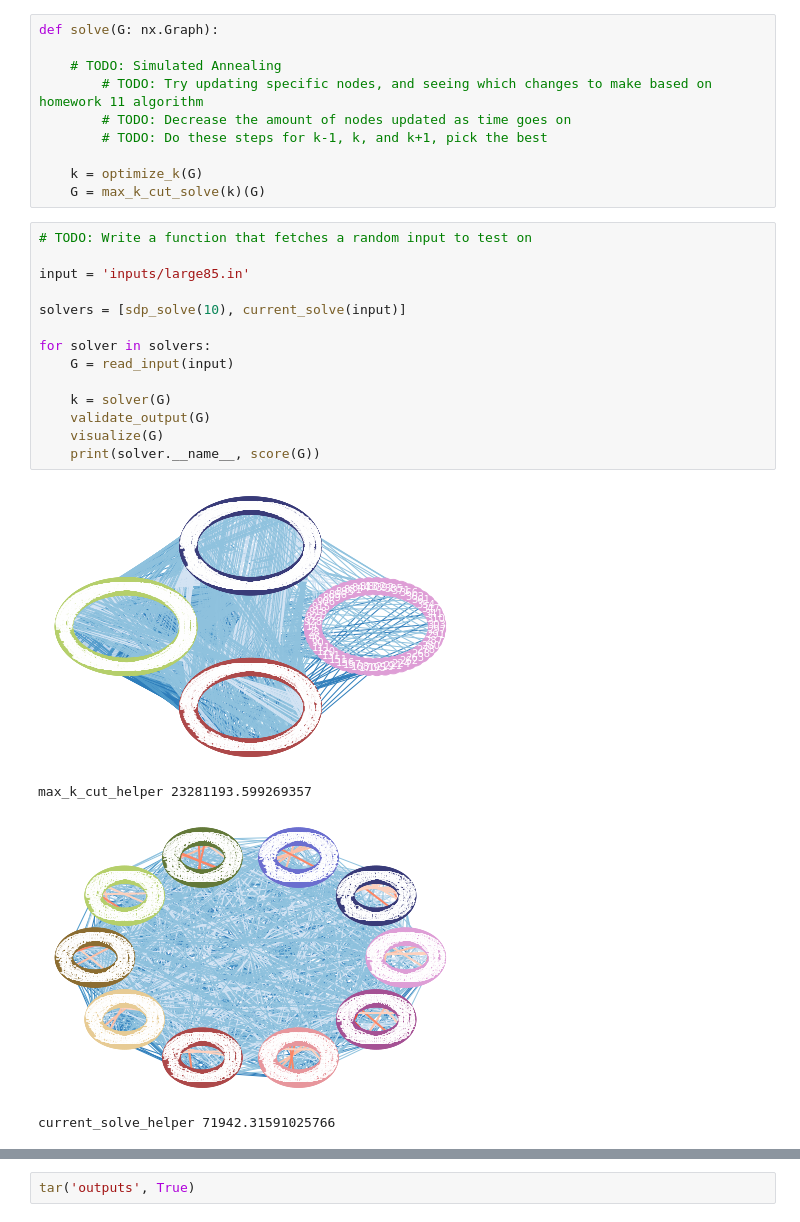
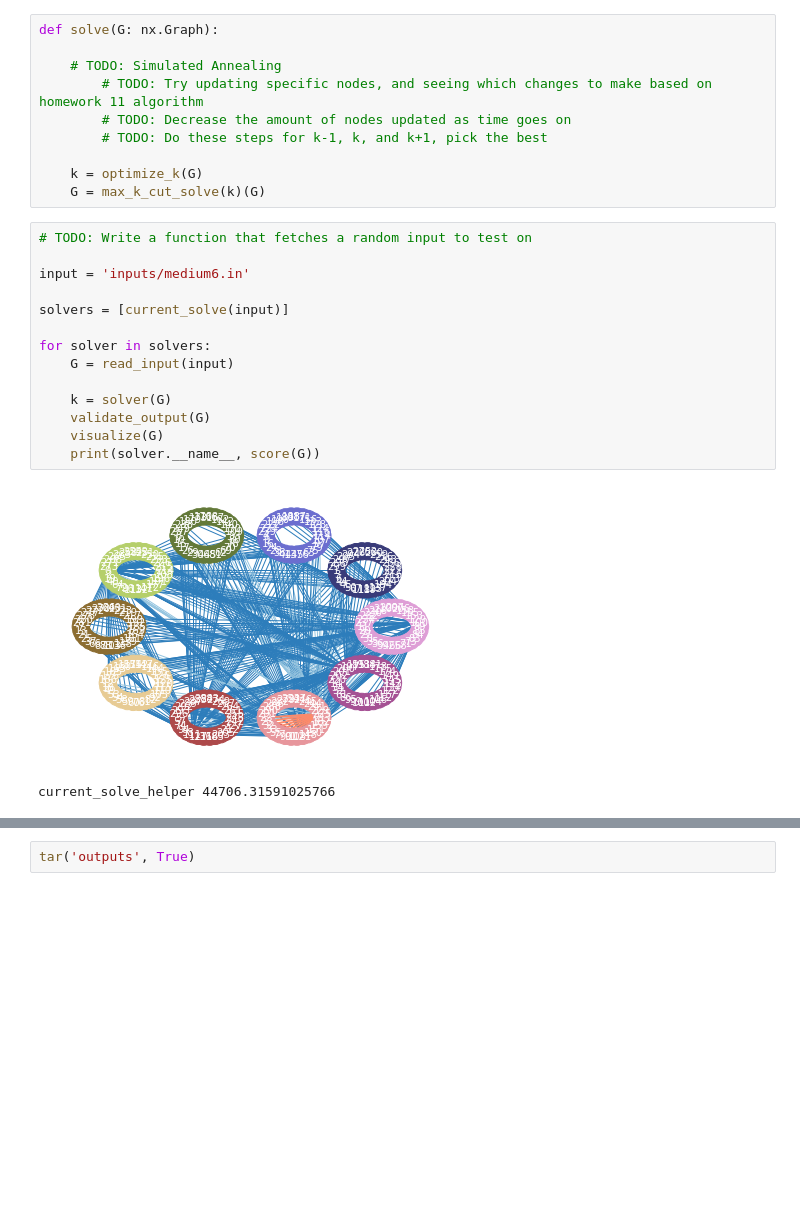
Before and after one commit to riensou/CS-170-Project-Fa22, a Jupyter notebook: main.ipynb, the cells around one changed output, grey strips where cells are left out. Drawn from its saved outputs; the diff is of its cells as text; blank space fills up the shorter version.

Commit message:
random_solve for a bit

```diff
--- a/main.ipynb
+++ b/main.ipynb
@@ -95,22 +117,20 @@ def solve(G: nx.Graph):
 # %%
 # TODO: Write a function that fetches a random input to test on
 
-input = 'inputs/large85.in'
+input = 'inputs/medium6.in'
 
-solvers = [sdp_solve(10), current_solve(input)]
+solvers = [current_solve(input)]
 
 for solver in solvers:
     G = read_input(input)
 
     k = solver(G)
     validate_output(G)
     visualize(G)
     print(solver.__name__, score(G))
 # %% [output]
-[figure, old version]
+[figure, new version]
-max_k_cut_helper 23281193.599269357
+current_solve_helper 44706.31591025766
-[figure, removed]
-current_solve_helper 71942.31591025766
 # %%
 # TODO: Write a function that can separate which inputs to run, given a class (small, medium, large) and range of numbers
 
```
Also changed, not shown: parts of 4 cells of this notebook, 22 other files.
